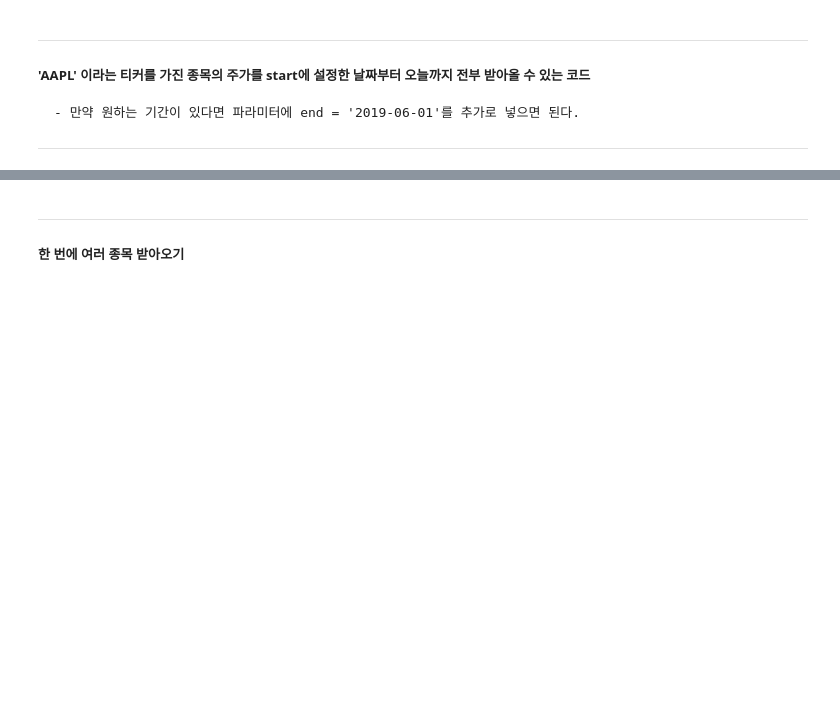
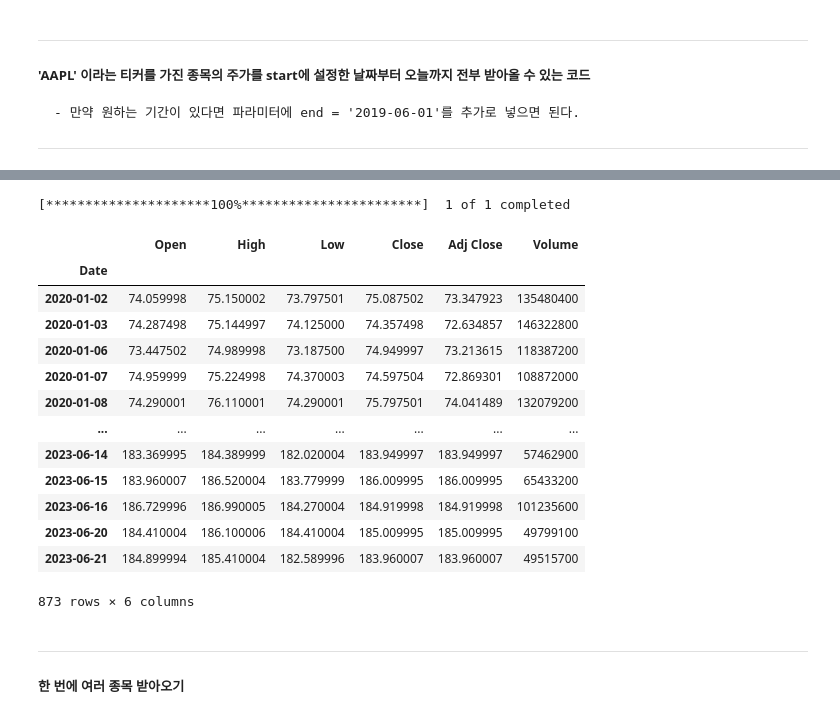
Before and after one commit to yeijeong/dl-dev, a Jupyter notebook: ssuyan/Yahoo_Finance/Yfinance.ipynb, the cells around one changed output, grey strips where cells are left out. Drawn from its saved outputs; the diff is of its cells as text; code cells hidden in the pictures; blank space fills up the shorter version.

```diff
--- a/ssuyan/Yahoo_Finance/Yfinance.ipynb
+++ b/ssuyan/Yahoo_Finance/Yfinance.ipynb
@@ -27,3 +36,22 @@ yf.download('AAPL',start = '2022-01-01')
+# %%
+AAPL_df = yf.download(symbol, start, end)
+AAPL_df
+# %% [output]
+[*********************100%***********************]  1 of 1 completed
+|  | Open | High | Low | Close | Adj Close | Volume |
+| Date |  |  |  |  |  |  |
+| 2020-01-02 | 74.059998 | 75.150002 | 73.797501 | 75.087502 | 73.347923 | 135480400 |
+| 2020-01-03 | 74.287498 | 75.144997 | 74.125000 | 74.357498 | 72.634857 | 146322800 |
+| 2020-01-06 | 73.447502 | 74.989998 | 73.187500 | 74.949997 | 73.213615 | 118387200 |
+| 2020-01-07 | 74.959999 | 75.224998 | 74.370003 | 74.597504 | 72.869301 | 108872000 |
+| 2020-01-08 | 74.290001 | 76.110001 | 74.290001 | 75.797501 | 74.041489 | 132079200 |
+| ... | ... | ... | ... | ... | ... | ... |
+| 2023-06-14 | 183.369995 | 184.389999 | 182.020004 | 183.949997 | 183.949997 | 57462900 |
+| 2023-06-15 | 183.960007 | 186.520004 | 183.779999 | 186.009995 | 186.009995 | 65433200 |
+| 2023-06-16 | 186.729996 | 186.990005 | 184.270004 | 184.919998 | 184.919998 | 101235600 |
+| 2023-06-20 | 184.410004 | 186.100006 | 184.410004 | 185.009995 | 185.009995 | 49799100 |
+| 2023-06-21 | 184.899994 | 185.410004 | 182.589996 | 183.960007 | 183.960007 | 49515700 |
+873 rows × 6 columns
 # %% [markdown]
 ---
 ##### 한 번에 여러 종목 받아오기
```
Also changed, not shown: parts of 21 cells of this notebook, 1 other file.
